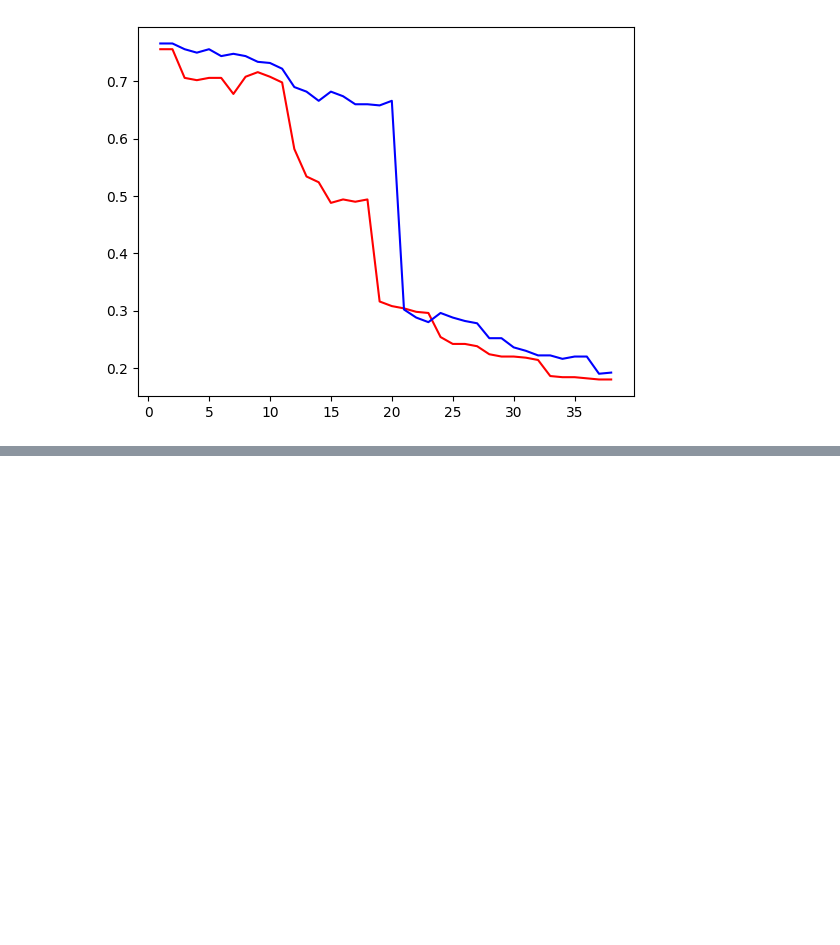
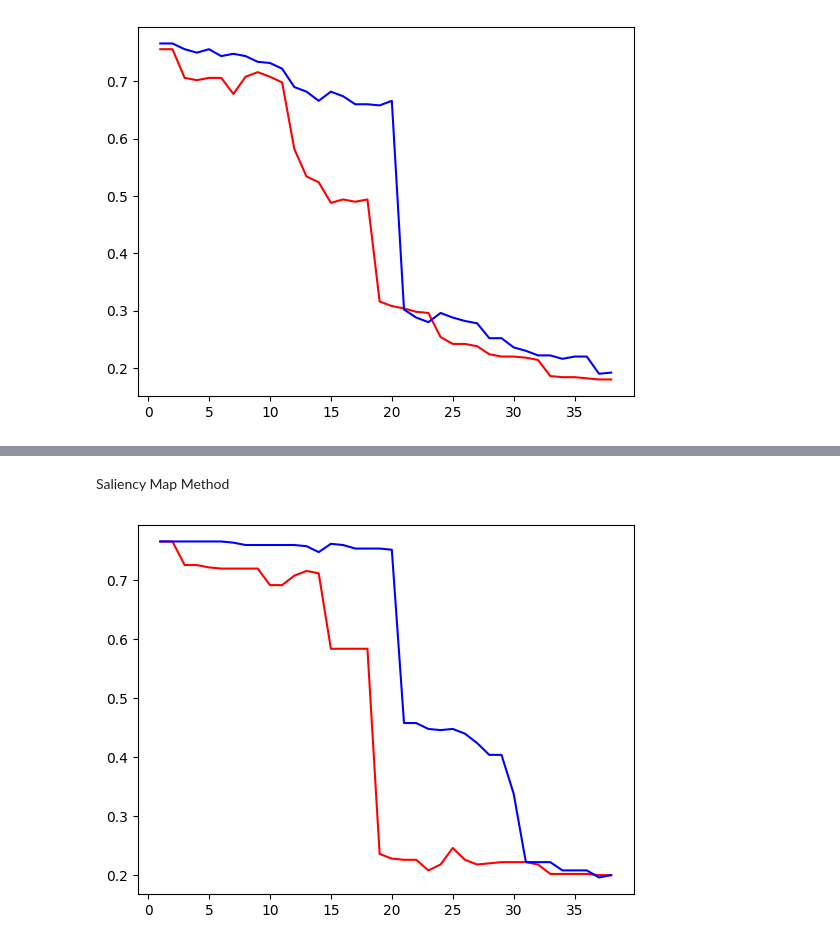
Before and after one commit to zauzooz/DNN_SHAP_AE, a Jupyter notebook: NSL-KDD.ipynb, the cells around one changed output, grey strips where cells are left out. Cells and saved outputs as stored; diff of their text form; code cells hidden in the pictures; blank space fills up the shorter version.

```diff
--- a/NSL-KDD.ipynb
+++ b/NSL-KDD.ipynb
@@ -414,0 +367,15 @@ plt.show()
+# %% [markdown]
+Saliency Map Method
+# %%
+import matplotlib.pyplot as plt
+plt.plot(
+    [a+1 for a in range(len(selected_features))],
+    acc_list[3][0], 'red')
+
+plt.plot(
+    [a+1 for a in range(len(selected_features))],
+    acc_list[3][1] , 'blue')
+
+plt.show()
+# %% [output]
+[figure, added]
```
Also changed, not shown: parts of 17 cells of this notebook.
